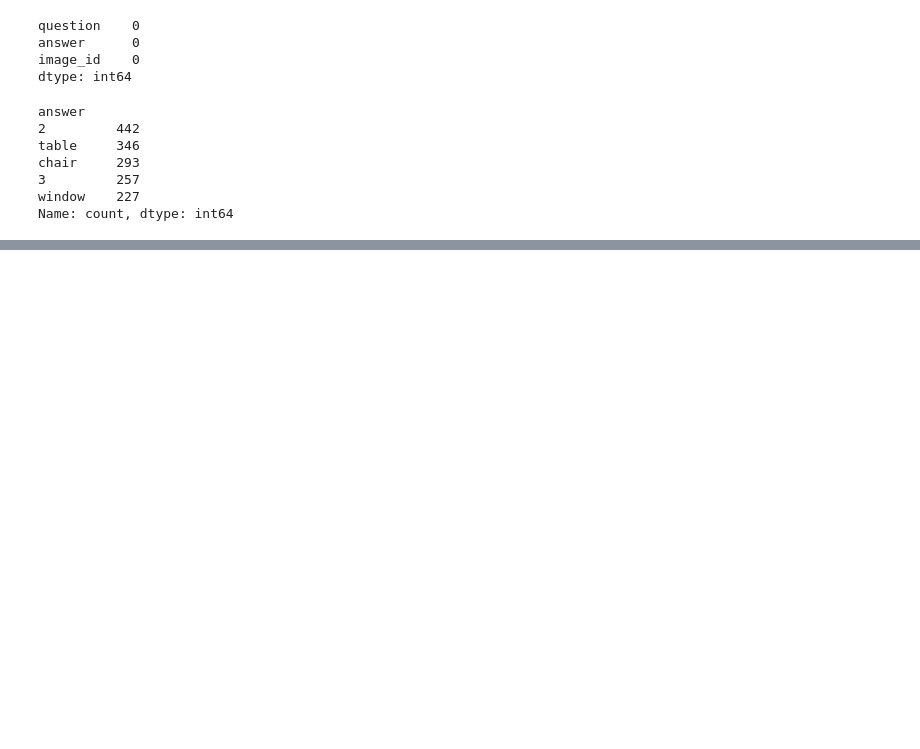
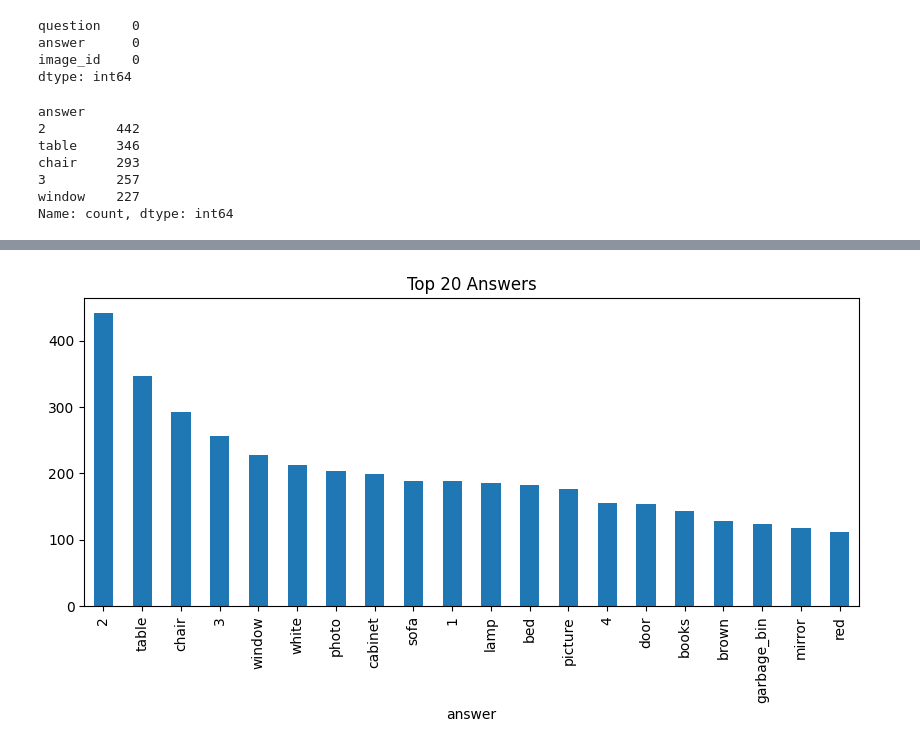
Before and after one commit to BaggyBro/multimodal-VQA, a Jupyter notebook: notebooks/01_eda.ipynb, the cells around one changed output, grey strips where cells are left out. Saved outputs shown, nothing was run; the diff lists cells and outputs as text; code cells hidden in the pictures; blank space fills up the shorter version.

```diff
--- a/notebooks/01_eda.ipynb
+++ b/notebooks/01_eda.ipynb
@@ -55,3 +55,6 @@ chair     293
 3         257
 window    227
 Name: count, dtype: int64
+# %%
+train_df['question_length'] = train_df['question'].apply(len)
+train_df['question_length'].describe()
@@ -57,0 +71,5 @@ Name: count, dtype: int64
+# %%
+train_df['answer'].value_counts().head(20).plot(kind='bar', figsize=(10,4), title='Top 20 Answers')
+plt.show()
+# %% [output]
+[figure, added]
```
Also changed, not shown: parts of 2 cells of this notebook, 2 other files.
